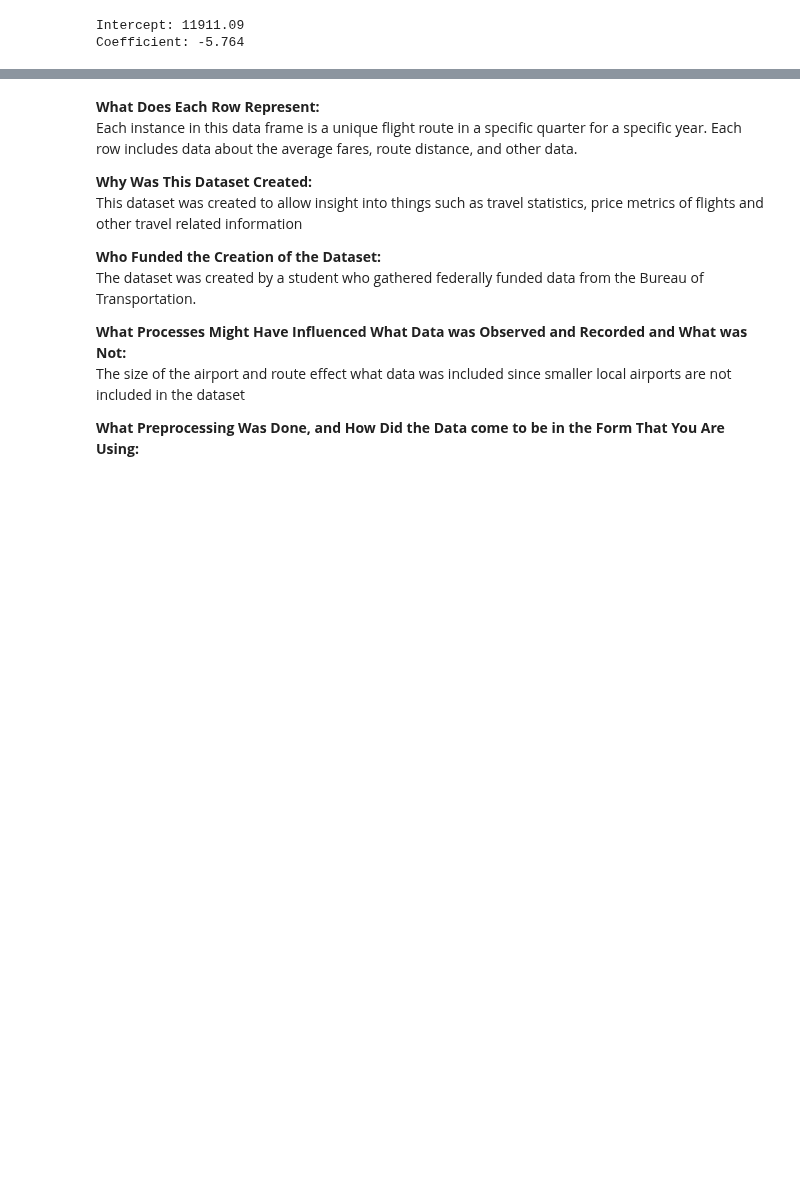
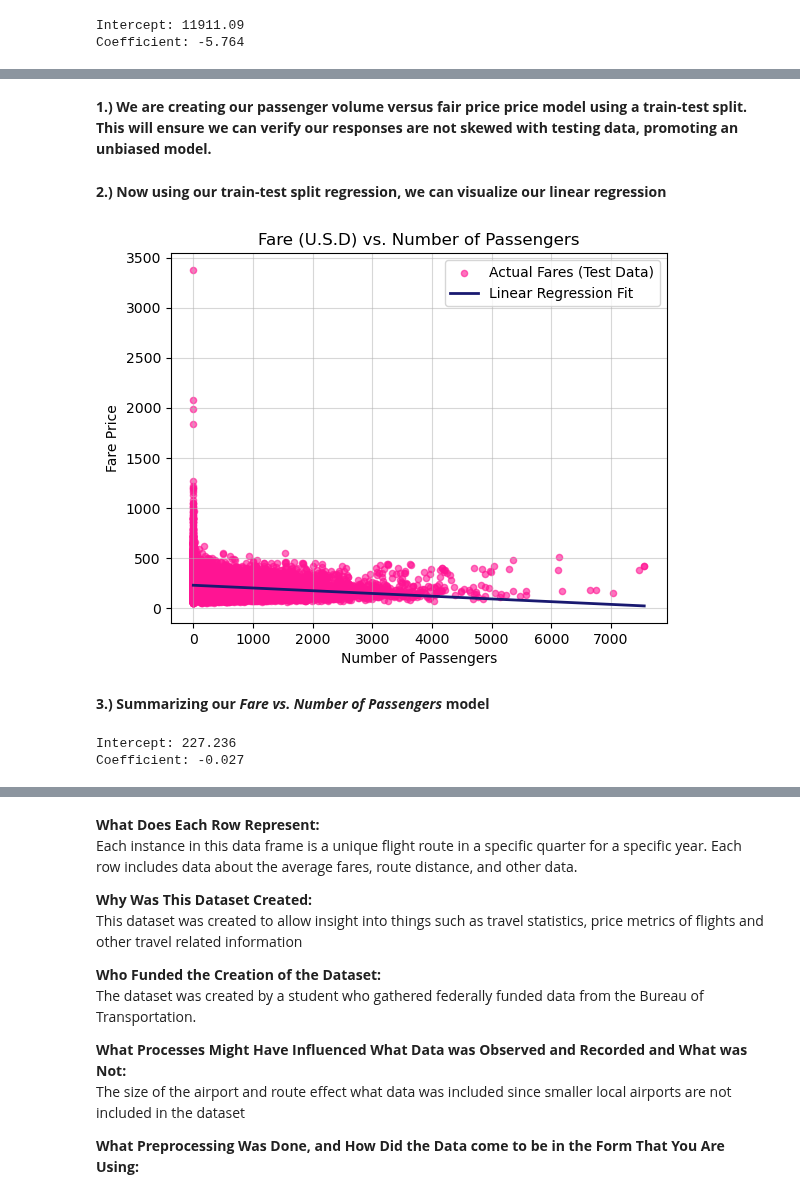
Before and after one commit to RamirezDevOps/us-airfare-trend-analysis, a Jupyter notebook: project.ipynb, the cells around one changed output, grey strips where cells are left out. Cells and saved outputs as stored; diff of their text form; code cells hidden in the pictures; blank space fills up the shorter version.

Commit message:
Data Analysis for Preregistration Statement 1

```diff
--- a/project.ipynb
+++ b/project.ipynb
@@ -669,0 +678,68 @@ Coefficient: -5.764
+# %% [markdown]
+**1.) We are creating our passenger volume versus fair price price model using a train-test split. This will ensure we can verify our responses are not skewed with testing data, promoting an unbiased model.**
+# %%
+#Train-test split --> Linear Regression
+X_pvf = pvf_df[['passengers']]
+y_pvf = pvf_df['fare']
+
+X_pvf_train, X_pvf_test, y_pvf_train, y_pvf_test = train_test_split(
+    X_pvf, y_pvf, test_size=0.2, random_state=0)
+
+passenger_to_fare = LinearRegression().fit(X_pvf_train, y_pvf_train)
+# %% [markdown]
+**2.) Now using our train-test split regression, we can visualize our linear regression**
+# %%
+'''
+creating our predicted values for fare given number of passengers
+from our testing data from the train-test split in part 1
+'''
+y_pvf_pred = passenger_to_fare.predict(X_pvf_test)
+
+#creating the df with our testing data from the train-test split in part 1
+df_test_results = pd.DataFrame({
+    'passengers': X_pvf_test.squeeze(),
+    'fare_actual': y_pvf_test,
+    'fare_predicted': y_pvf_pred
+})
+
+#sorting out our values by number of passengers, so our regression is not jumping around visually
+df_test_sorted = df_test_results.sort_values(by='passengers')
+
+#plotting the scatterplot of fare vs. number of passengers from our testing df
+plt.scatter(df_test_sorted['passengers'],
+            df_test_sorted['fare_actual'],
+            color='deeppink',
+            s=20,
+            alpha=0.6,
+            label='Actual Fares (Test Data)')
+
+#plotting the linear regression line of best fit for fare vs. number of passengers from our testing df
+plt.plot(df_test_sorted['passengers'],
+         df_test_sorted['fare_predicted'],
+         color='midnightblue',
+         linewidth=2,
+         label='Linear Regression Fit')
+
+#labelling the graph
+plt.title('Fare (U.S.D) vs. Number of Passengers')
+plt.xlabel('Number of Passengers')
+plt.ylabel('Fare Price')
+plt.legend()
+plt.grid(True, linestyle='-', alpha=0.5)
+plt.show()
+# %% [output]
+[figure, added]
+# %% [markdown]
+**3.) Summarizing our *Fare vs. Number of Passengers* model**
+# %%
+pvf_coef = passenger_to_fare.coef_
+pvf_intercept = passenger_to_fare.intercept_
+y_pred = passenger_to_fare.predict(X_pvf_train)
+residuals = y_pvf_train - y_pred
+
+
+print(f"Intercept: {np.round(pvf_intercept, 3)}")
+print(f"Coefficient: {np.round(pvf_coef[0], 3)}")
+# %% [output]
+Intercept: 227.236
+Coefficient: -0.027
```
Also changed, not shown: parts of 10 cells of this notebook.
